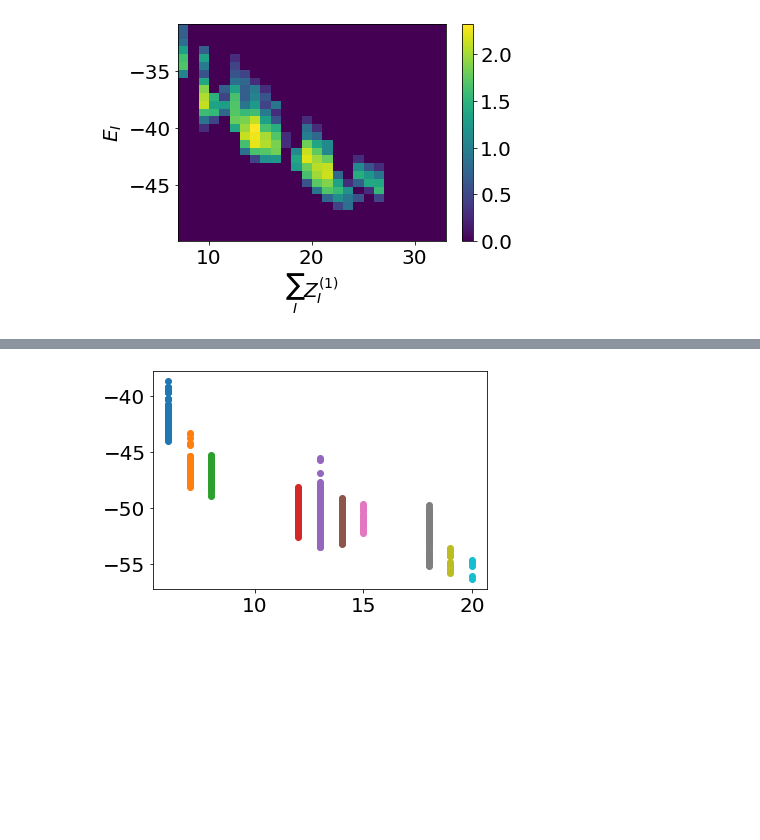
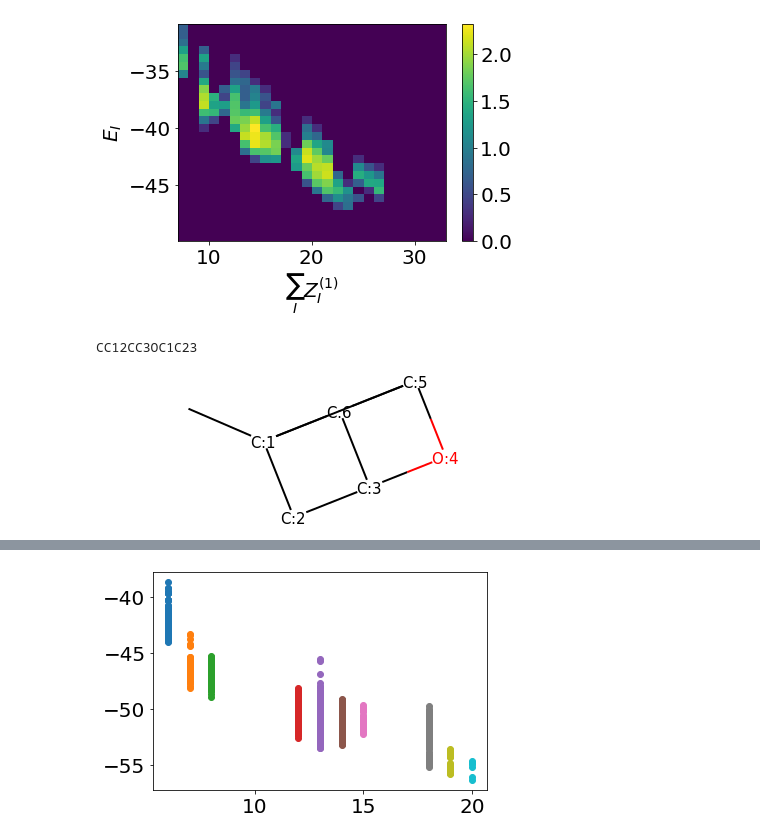
Before and after one commit to ferchault/APDFT, a Jupyter notebook: prototyping/atomic_energies/analysis/Atomic_Property_Distributions/variance.ipynb, the cells around one changed output, grey strips where cells are left out. Cells and saved outputs as stored; diff of their text form; code cells hidden in the pictures; blank space fills up the shorter version.

```diff
--- a/prototyping/atomic_energies/analysis/Atomic_Property_Distributions/variance.ipynb
+++ b/prototyping/atomic_energies/analysis/Atomic_Property_Distributions/variance.ipynb
@@ -281,3 +281,18 @@ plt.ylabel(r'$E_I$')
 plt.show()
 # %% [output]
 [figure]
+# %%
+for i, s in enumerate(smi):
+    if i == 13:
+        print(s)
+# %% [output]
+CC12CC3OC1C23
+# %%
+mol = Chem.MolFromSmiles('CC12CC3OC1C23')
+def mol_with_atom_index(mol):
+    for atom in mol.GetAtoms():
+        atom.SetAtomMapNum(atom.GetIdx())
+    return mol
+mol_with_atom_index(mol)
+# %% [output]
+[figure, added]
```
Also changed, not shown: parts of 11 cells of this notebook, 2 other files.
